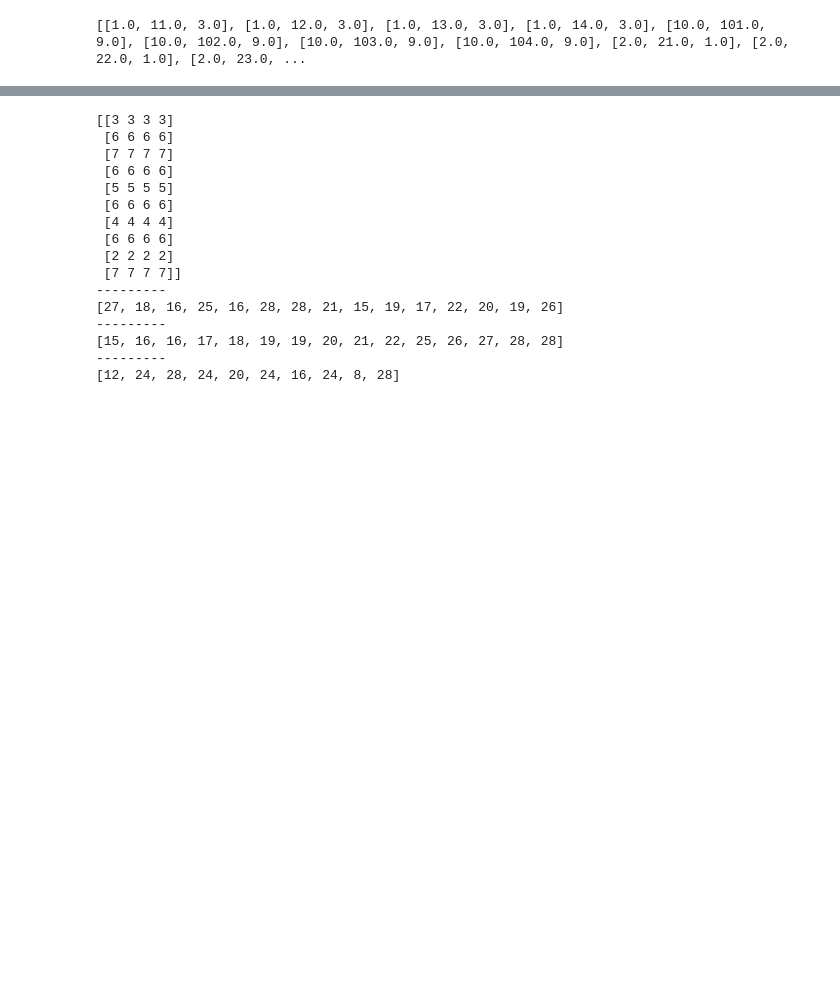
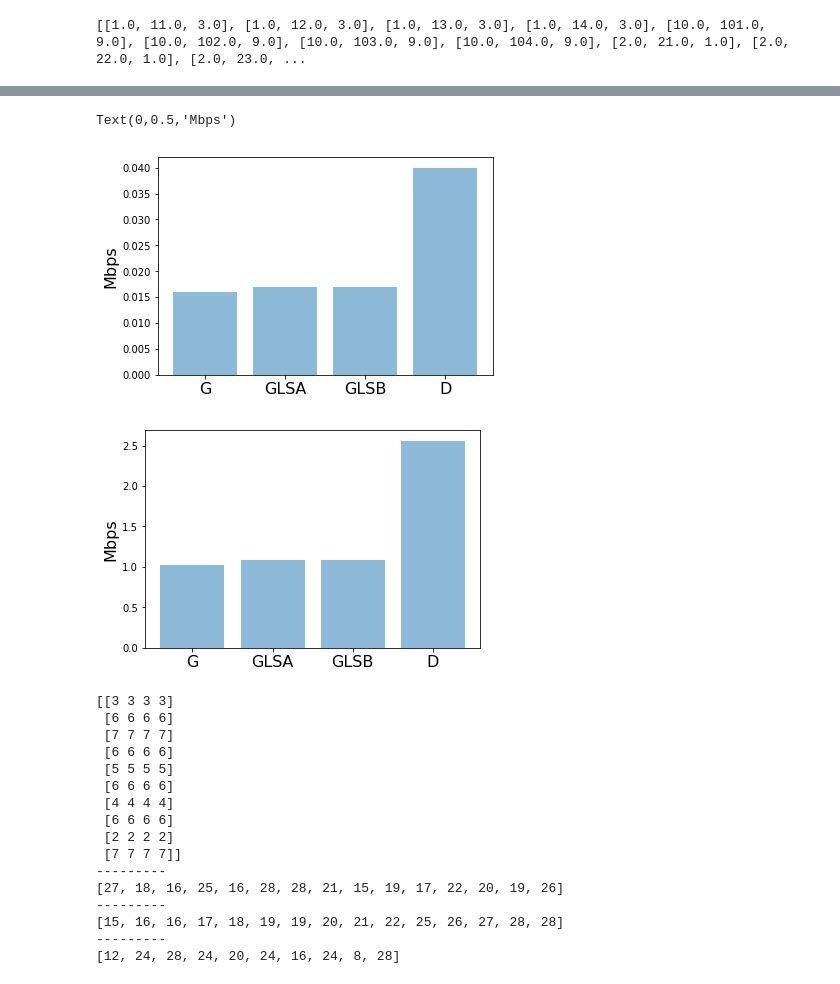
Before and after one commit to phananh1010/csc8820-vnf-simulator, a Jupyter notebook: simulate_delay.ipynb, the cells around one changed output, grey strips where cells are left out. Saved outputs shown, nothing was run; the diff lists cells and outputs as text; code cells hidden in the pictures; blank space fills up the shorter version.

```diff
--- a/simulate_delay.ipynb
+++ b/simulate_delay.ipynb
@@ -157,3 +298,29 @@ print packet_list_64k
+# %%
+y = np.array([gath_packet_1k, gath_packet_1k + minmax_packet_1k.mean(), gath_packet_1k + minmax_packet_1k.mean(), dist_packet_1k])
+y=y/1000000.
+x = range(len(y))
+object_list = ['G','GLSA', 'GLSB', 'D']
+plt.bar(x, y, align='center', alpha=0.5)
+plt.xticks(x, object_list, fontsize=16)
+plt.xlabel('', fontsize=16)
+#plt.title('Delay for different placement strategies. Packetsize = 1000 Bytes')
+plt.ylabel('Mbps', fontsize=16)
+plt.figure()
+
+y = np.array([gath_packet_64k, gath_packet_64k + minmax_packet_64k.mean(), gath_packet_64k + minmax_packet_64k.mean(), dist_packet_64k])
+y=y/1000000.
+x = range(len(y))
+
+object_list = ['G','GLSA', 'GLSB', 'D']
+plt.bar(x, y, align='center', alpha=0.5)
+plt.xticks(x, object_list, fontsize=16)
+plt.xlabel('')
+plt.ylabel('Mbps', fontsize=16)
+#plt.title('Delay for different placement strategies. Packetsize = 64000 Bytes')
+# %% [output]
+Text(0,0.5,'Mbps')
+[figure, added]
+[figure, added]
 # %%
 import numpy as np
 #Given chain CPU requirement
```
Also changed, not shown: parts of 12 cells of this notebook, 1 other file.
